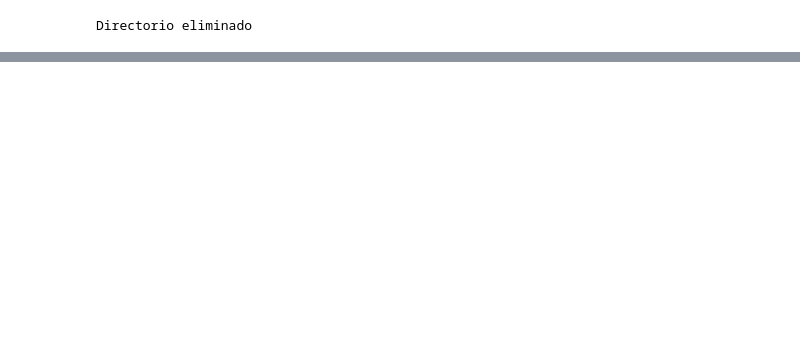
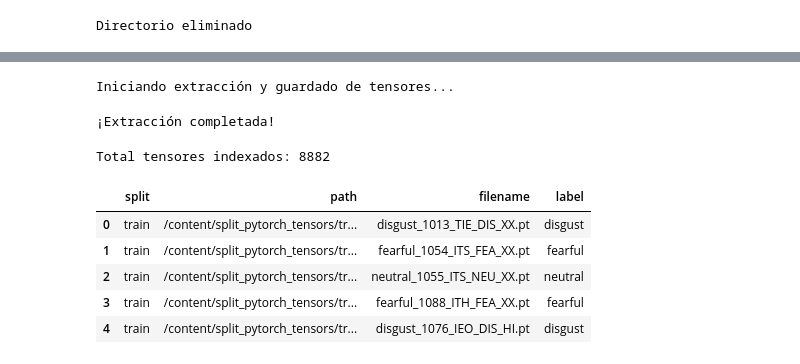
Before and after one commit to AcSsalazar/The-Color-of-Emotions, a Jupyter notebook: Notebooks/3.2-feature-extraction-with-pytorch.ipynb, the cells around one changed output, grey strips where cells are left out. Saved outputs shown, nothing was run; the diff lists cells and outputs as text; code cells hidden in the pictures; blank space fills up the shorter version.

```diff
--- a/Notebooks/3.2-feature-extraction-with-pytorch.ipynb
+++ b/Notebooks/3.2-feature-extraction-with-pytorch.ipynb
@@ -106,0 +168,76 @@ class AudioFeatureExtractor(torch.nn.Module):
+# %%
+# 5. GENERACIÓN Y GUARDADO DE TENSORES
+# ==============================================================================
+extractor = AudioFeatureExtractor(sr=SAMPLE_RATE, n_mels=N_MELS).to(device)
+for split in ['train', 'val', 'test']:
+    os.makedirs(os.path.join(OUT_DIR_PY_TENSORS, split), exist_ok=True)
+print("Iniciando extracción y guardado de tensores...")
+for actor, split in tqdm.tqdm(actor_splits.items(), desc="Procesando actores"):
+    archivos = actor_to_files[actor]
+
+    for f in archivos:
+        _, emo = get_actor_and_emotion(os.path.basename(f))
+
+        # 1. Cargar y remuestrear
+        waveform, current_sr = torchaudio.load(f)
+        if current_sr != SAMPLE_RATE:
+            waveform = T.Resample(current_sr, SAMPLE_RATE)(waveform)
+
+        # 2. Trim y Padding (CPU)
+        waveform = preprocess_audio_pytorch(waveform, sr=SAMPLE_RATE, target_duration=MAX_DURATION)
+
+        # 3. Mover a GPU y extraer [3, 60, 94]
+        waveform = waveform.to(device)
+        tensor_3ch = extractor(waveform)
+
+        # 4. Guardar a disco (volvemos a CPU para no saturar la RAM de la gráfica)
+        base_name = os.path.basename(f).replace('.wav', '.pt')
+        save_name = f"{emo}_{base_name}"
+        save_path = os.path.join(OUT_DIR_PY_TENSORS, split, save_name)
+
+        torch.save(tensor_3ch.cpu(), save_path)
+
+print("¡Extracción completada!")
+# %% [output]
+Iniciando extracción y guardado de tensores...
+¡Extracción completada!
+# %%
+# ============================================================
+# Construcción del índice de tensores .pt (train/val/test)
+
+def parse_label_from_pt(filename: str):
+    """
+    Extrae etiqueta desde formato: {emo}_{basename}.pt
+    Ejemplo: surprised_03-01-08-01-01-01-01.pt
+    """
+    if "_" not in filename:
+        return "unknown"
+    return filename.split("_")[0].strip().lower()
+
+records = []
+for split in ["train", "val", "test"]:
+    split_dir = os.path.join(OUT_DIR_PY_TENSORS, split)
+    if not os.path.isdir(split_dir):
+        continue
+    for fname in os.listdir(split_dir):
+        if fname.endswith(".pt"):
+            fpath = os.path.join(split_dir, fname)
+            label = parse_label_from_pt(fname)
+            records.append({
+                "split": split,
+                "path": fpath,
+                "filename": fname,
+                "label": label
+            })
+
+df_index = pd.DataFrame(records)
+print(f"Total tensores indexados: {len(df_index)}")
+display(df_index.head())
+# %% [output]
+Total tensores indexados: 8882
+|  | split | path | filename | label |
+| 0 | train | /content/split_pytorch_tensors/tr... | disgust_1013_TIE_DIS_XX.pt | disgust |
+| 1 | train | /content/split_pytorch_tensors/tr... | fearful_1054_ITS_FEA_XX.pt | fearful |
+| 2 | train | /content/split_pytorch_tensors/tr... | neutral_1055_ITS_NEU_XX.pt | neutral |
+| 3 | train | /content/split_pytorch_tensors/tr... | fearful_1088_ITH_FEA_XX.pt | fearful |
+| 4 | train | /content/split_pytorch_tensors/tr... | disgust_1076_IEO_DIS_HI.pt | disgust |
```
Also changed, not shown: parts of 14 cells of this notebook.
